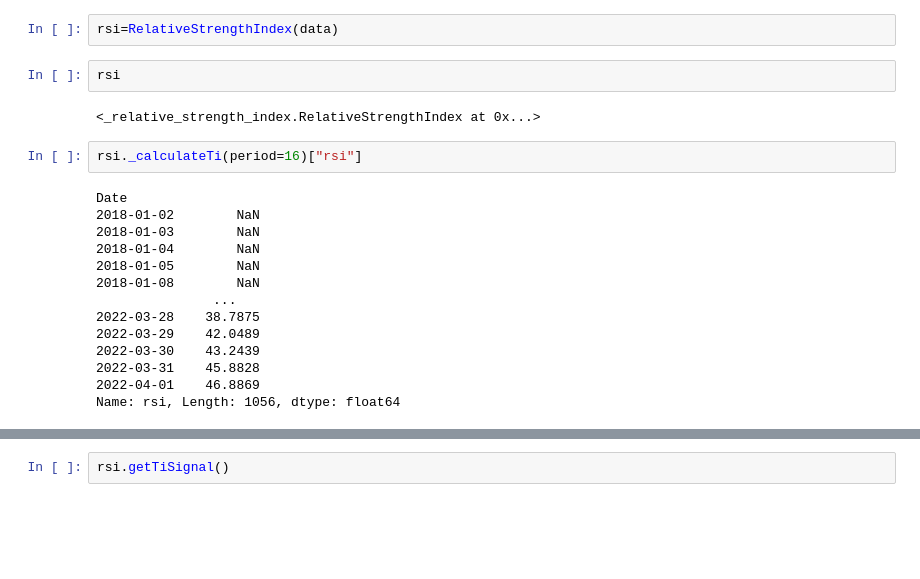
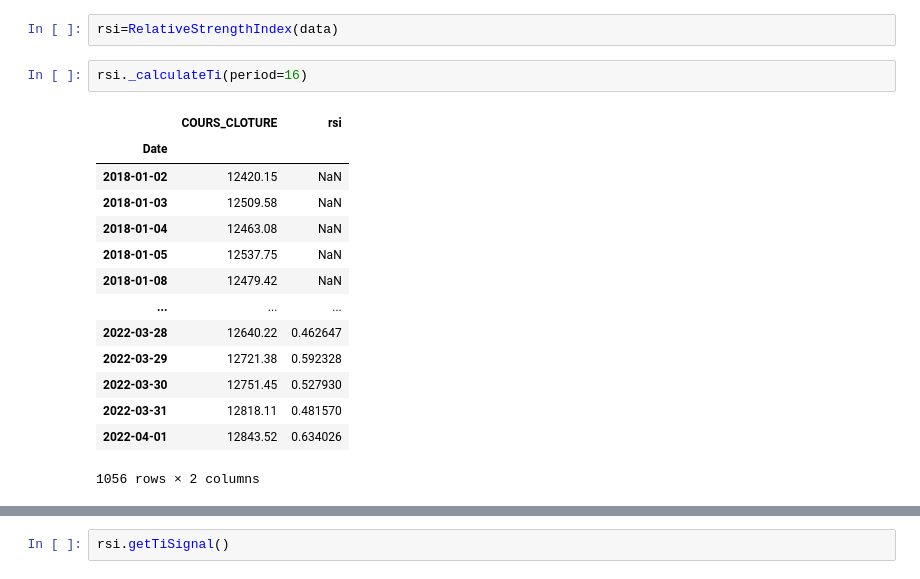
Before and after one commit to HibaBoulhanna/trading-technical-indicators, a Jupyter notebook: tti/indicators/GA_For_RSI.ipynb, the cells around one changed output, grey strips where cells are left out. Cells and saved outputs as stored; diff of their text form; blank space fills up the shorter version.

```diff
--- a/tti/indicators/GA_For_RSI.ipynb
+++ b/tti/indicators/GA_For_RSI.ipynb
@@ -130,26 +109,23 @@ data
 1056 rows × 6 columns
 # %%
 rsi=RelativeStrengthIndex(data)
-# %%
-rsi
-# %% [output]
-<_relative_strength_index.RelativeStrengthIndex at 0x...>
 # %%
-rsi._calculateTi(period=16)["rsi"]
+rsi._calculateTi(period=16)
 # %% [output]
+|  | COURS_CLOTURE | rsi |
+| Date |  |  |
+| 2018-01-02 | 12420.15 | NaN |
+| 2018-01-03 | 12509.58 | NaN |
+| 2018-01-04 | 12463.08 | NaN |
+| 2018-01-05 | 12537.75 | NaN |
+| 2018-01-08 | 12479.42 | NaN |
+| ... | ... | ... |
+| 2022-03-28 | 12640.22 | 0.462647 |
+| 2022-03-29 | 12721.38 | 0.592328 |
+| 2022-03-30 | 12751.45 | 0.527930 |
+| 2022-03-31 | 12818.11 | 0.481570 |
+| 2022-04-01 | 12843.52 | 0.634026 |
-Date
-2018-01-02        NaN
-2018-01-03        NaN
-2018-01-04        NaN
-2018-01-05        NaN
-2018-01-08        NaN
-               ...
-2022-03-28    38.7875
-2022-03-29    42.0489
-2022-03-30    43.2439
-2022-03-31    45.8828
-2022-04-01    46.8869
-Name: rsi, Length: 1056, dtype: float64
+1056 rows × 2 columns
 # %%
 rsi.getTiGraph()
 # %% [output]
```
Also changed, not shown: parts of 17 cells of this notebook, 13 other files.
